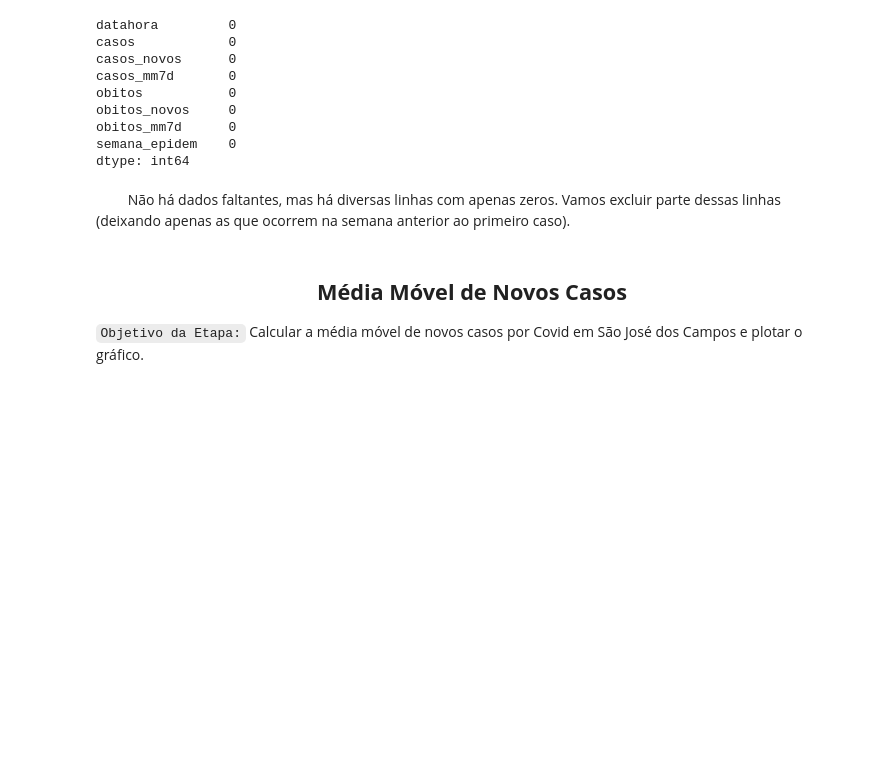
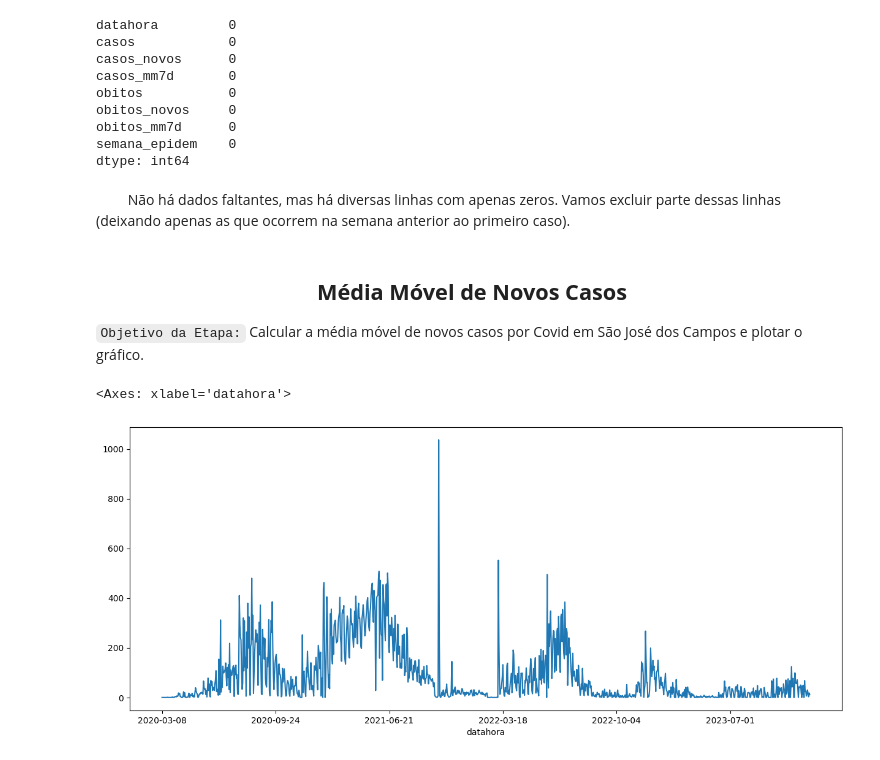
Before and after one commit to Assaoka/Series_Temporais, a Jupyter notebook: [1] Projeto Média Móvel/Projeto Média Móvel.ipynb, the cells around one changed output. Cells and saved outputs as stored; diff of their text form; code cells hidden in the pictures; blank space fills up the shorter version.

```diff
--- a/[1] Projeto Média Móvel/Projeto Média Móvel.ipynb
+++ b/[1] Projeto Média Móvel/Projeto Média Móvel.ipynb
@@ -102,11 +102,17 @@ dtype: int64
 # %% [markdown]
 &emsp;&emsp; Não há dados faltantes, mas há diversas linhas com apenas zeros. Vamos excluir parte dessas linhas (deixando apenas as que ocorrem na semana anterior ao primeiro caso).
 # %%
-ultima_ocorrencia = tabela_covid.loc[tabela_covid['casos'] == 0]['semana_epidem'].max()
-tabela_covid = tabela_covid.loc[tabela_covid['semana_epidem'] >= ultima_ocorrencia - 1]
+ultima_ocorrência = tabela_covid.loc[tabela_covid['casos'] == 0]['semana_epidem'].max()
+tabela_covid = tabela_covid.loc[tabela_covid['semana_epidem'] >= ultima_ocorrência - 1]
 # %%
 tabela_covid.reset_index(drop=True, inplace=True) # Resetando o índice
 # %% [markdown]
 <h2 align="center"><b> Média Móvel de Novos Casos </b></h2>
 
 `Objetivo da Etapa:` Calcular a média móvel de novos casos por Covid em São José dos Campos e plotar o gráfico.
+# %%
+série_casos = pd.Series(tabela_covid.casos_novos.values, index = tabela_covid.datahora) # Criando uma série com os casos novos
+série_casos.plot() # Plotando a série
+# %% [output]
+<Axes: xlabel='datahora'>
+[figure, added]
```
Also changed, not shown: parts of 8 cells of this notebook.
